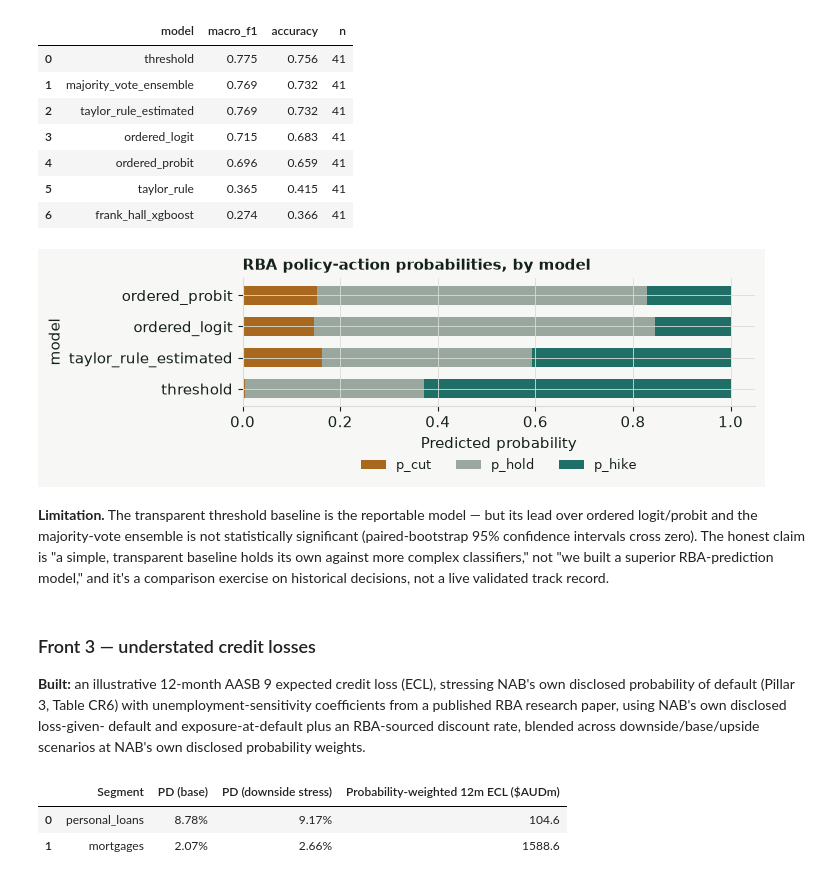
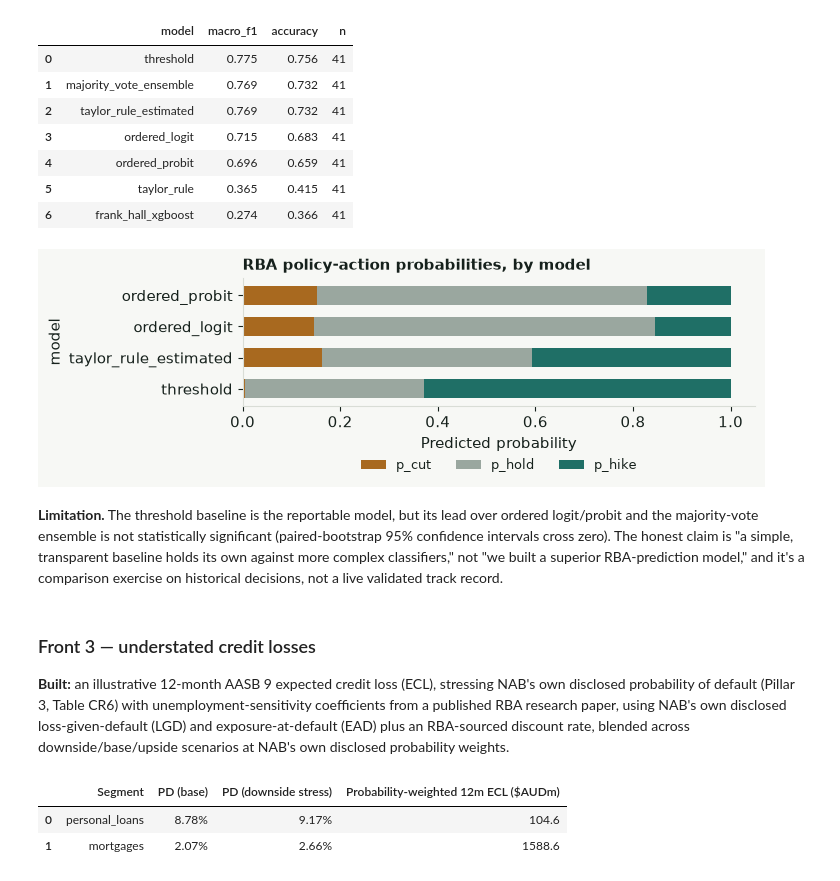
Before and after one commit to JuanVu1810/Australian-CPI-Forecast, a Jupyter notebook: book/australian_cpi_forecasting/00_results_at_a_glance.ipynb, the cells around one changed output. Saved outputs shown, nothing was run; the diff lists cells and outputs as text; code cells hidden in the pictures.

```diff
--- a/book/australian_cpi_forecasting/00_results_at_a_glance.ipynb
+++ b/book/australian_cpi_forecasting/00_results_at_a_glance.ipynb
@@ -170,17 +167,19 @@ Forecast origin 2025Q4 -> target 2026Q1: the reportable call is 'hike' (threshol
 # %%
 probs = rba.dropna(subset=["p_cut"]).set_index("model")[["p_cut", "p_hold", "p_hike"]]
 
 fig, ax = plt.subplots(figsize=(7.4, 2.8))
 probs.plot(kind="barh", stacked=True, ax=ax, color=[HIGHLIGHT, "#9aa79f", ACCENT], width=0.6)
 ax.set_xlabel("Predicted probability")
 ax.set_title("RBA policy-action probabilities, by model", loc="left", fontsize=11, fontweight="bold")
 ax.legend(frameon=False, ncol=3, fontsize=9, loc="upper center", bbox_to_anchor=(0.5, -0.32))
+
+ax.grid(False)
 fig.tight_layout()
 plt.show()
 # %% [output]
-[figure, old version]
+[figure, new version]
 # %% [markdown]
-**Limitation.** The transparent threshold baseline is the reportable model — but its lead
+**Limitation.** The threshold baseline is the reportable model, but its lead
 over ordered logit/probit and the majority-vote ensemble is not statistically significant
 (paired-bootstrap 95% confidence intervals cross zero). The honest claim is "a simple,
 transparent baseline holds its own against more complex classifiers," not "we built a
@@ -191,8 +190,7 @@ a live validated track record.
 
 **Built:** an illustrative 12-month AASB 9 expected credit loss (ECL), stressing NAB's own
 disclosed probability of default (Pillar 3, Table CR6) with unemployment-sensitivity
-coefficients from a published RBA research paper, using NAB's own disclosed loss-given-
-default and exposure-at-default plus an RBA-sourced discount rate, blended across
+coefficients from a published RBA research paper, using NAB's own disclosed loss-given-default (LGD) and exposure-at-default (EAD) plus an RBA-sourced discount rate, blended across
 downside/base/upside scenarios at NAB's own disclosed probability weights.
 # %%
 credit = pd.read_csv(TABLEAU / "credit_stress.csv")
```
Also changed, not shown: parts of 8 cells of this notebook, 4 other files.
